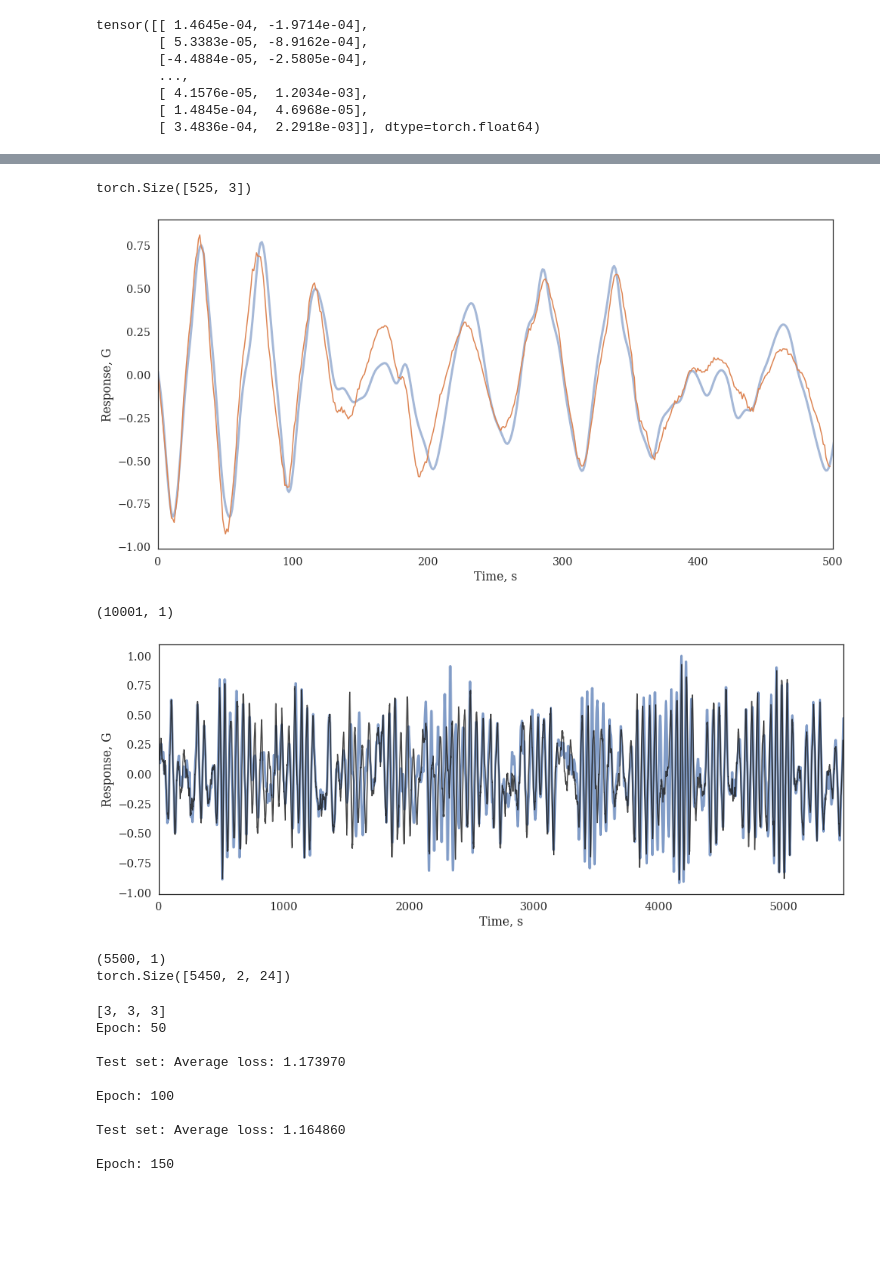
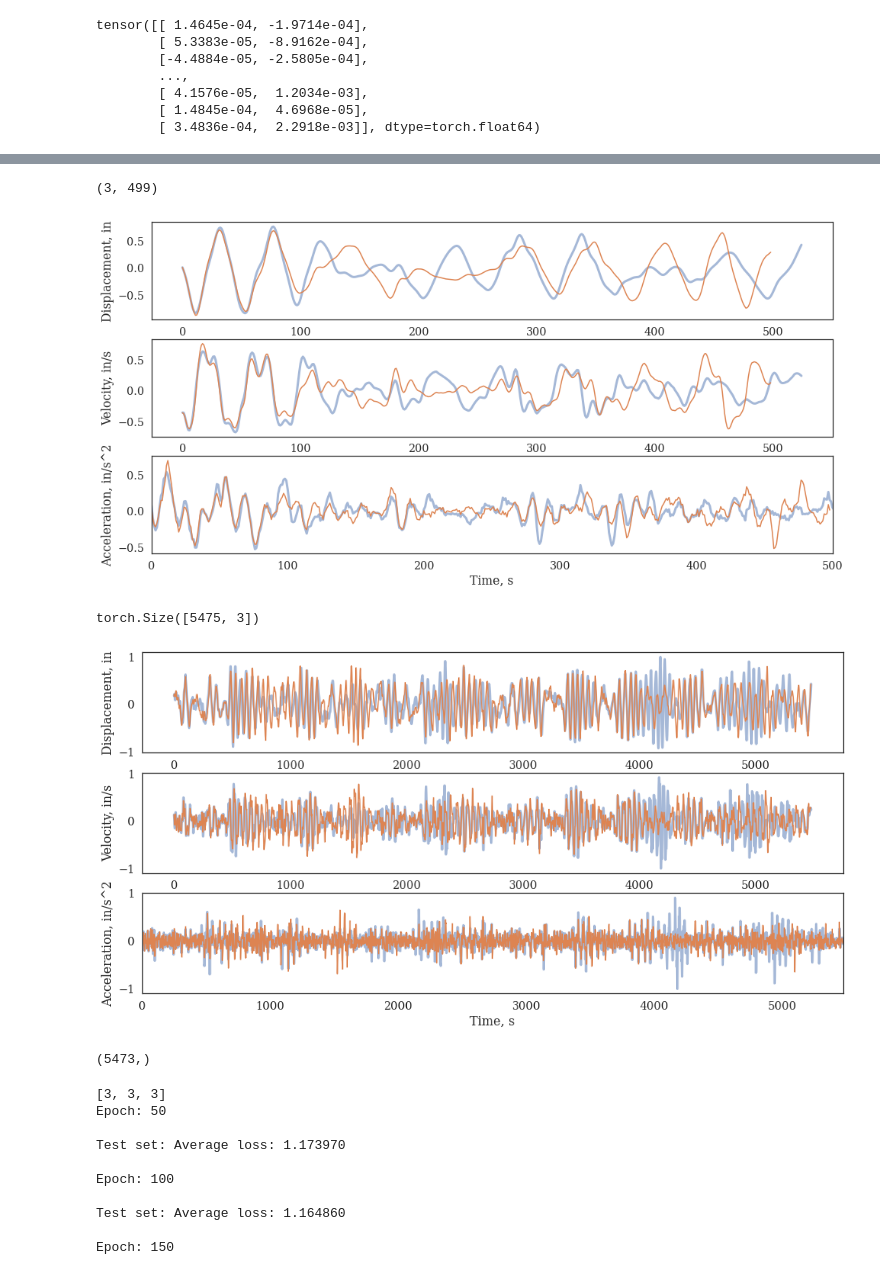
Before and after one commit to cleeag/ece271b, a Jupyter notebook: lstm/TCN_v01-FlatBeam-Physics.ipynb, the cells around one changed output, grey strips where cells are left out. Cells and saved outputs as stored; diff of their text form; code cells hidden in the pictures; blank space fills up the shorter version.

```diff
--- a/lstm/TCN_v01-FlatBeam-Physics.ipynb
+++ b/lstm/TCN_v01-FlatBeam-Physics.ipynb
@@ -400,4 +425,8 @@ plt.show()
+# %%
+x0 = x_val[0]
+ypred_sim = simulate(x0, utest, 500)
+ypred_sim = ypred_sim[1:,train_window:]
 # %%
-y_val.shape
+ypred_sim.shape
 # %% [output]
-torch.Size([525, 3])
+(3, 499)
@@ -423,7 +433,3 @@ def simulate(x0, u, future):
-# %%
-x0 = x_val[0]
-ypred_sim = simulate(x0, utest, 500)
-ypred_sim = ypred_sim[-1,train_window:]
 # %%
 
 plt.figure(figsize = (16, 8))
@@ -431,42 +437,51 @@ plt.figure(figsize = (16, 8))
 plt.plot(y_val, linewidth = 3, alpha = 0.5)
 plt.plot(ypred_sim.T)
 
-plt.ylabel('Response, G')
-plt.xlabel('Time, s')
+ylbl = ['Displacement, in', 'Velocity, in/s', 'Acceleration, in/s^2']
+for ii in range(3):
+    plt.subplot(3,1,ii+1)
+    plt.plot(y_val[:,ii], linewidth = 3, alpha = 0.5)
+    plt.plot(ypred_sim[ii,:])
+
+
+    plt.ylabel(ylbl[ii])
+    plt.xlabel('Time, s')
 
 plt.xlim([0,500])
 plt.show()
 # %% [output]
-[figure, old version]
+[figure, new version]
 # %%
 utest.shape
 u_norm.shape
+print(y_full.shape)
 # %% [output]
-(10001, 1)
+torch.Size([5475, 3])
 # %%
 x0 = x_full[0]
 npred = x_full.shape[0] - 1
 ypred_sim = simulate(x0, ufull, npred)
-ypred_sim = ypred_sim[-1,train_window:]
+ypred_sim = ypred_sim[1:,train_window:]
 
-plt.figure(figsize = (16, 6))
+plt.figure(figsize = (16, 8))
 
-plt.plot(yfull[train_window:], linewidth = 3, alpha = 0.7)
-plt.plot(ypred_sim.T, 'k', alpha = 0.8)
+for ii in range(3):
+    plt.subplot(3,1,ii+1)
+    plt.plot(y_full[:,ii], linewidth = 3, alpha = 0.5)
+    plt.plot(ypred_sim[ii,:])
 
-plt.ylabel('Response, G')
-plt.xlabel('Time, s')
+
+    plt.ylabel(ylbl[ii])
+    plt.xlabel('Time, s')
 
 plt.xlim([0,npred])
 plt.show()
 # %% [output]
-[figure, old version]
+[figure, new version]
-# %%
-print(ufull.shape)
-print(xfull.shape)
-# %% [output]
-(5500, 1)
-torch.Size([5450, 2, 24])
+# %%
+ypred_sim.shape
+# %% [output]
+(5473,)
 # %%
 nchannels = [3, 6, 9]
 nlayers = [3, 5, 7]
```
Also changed, not shown: parts of 5 cells of this notebook, 1 other file.
